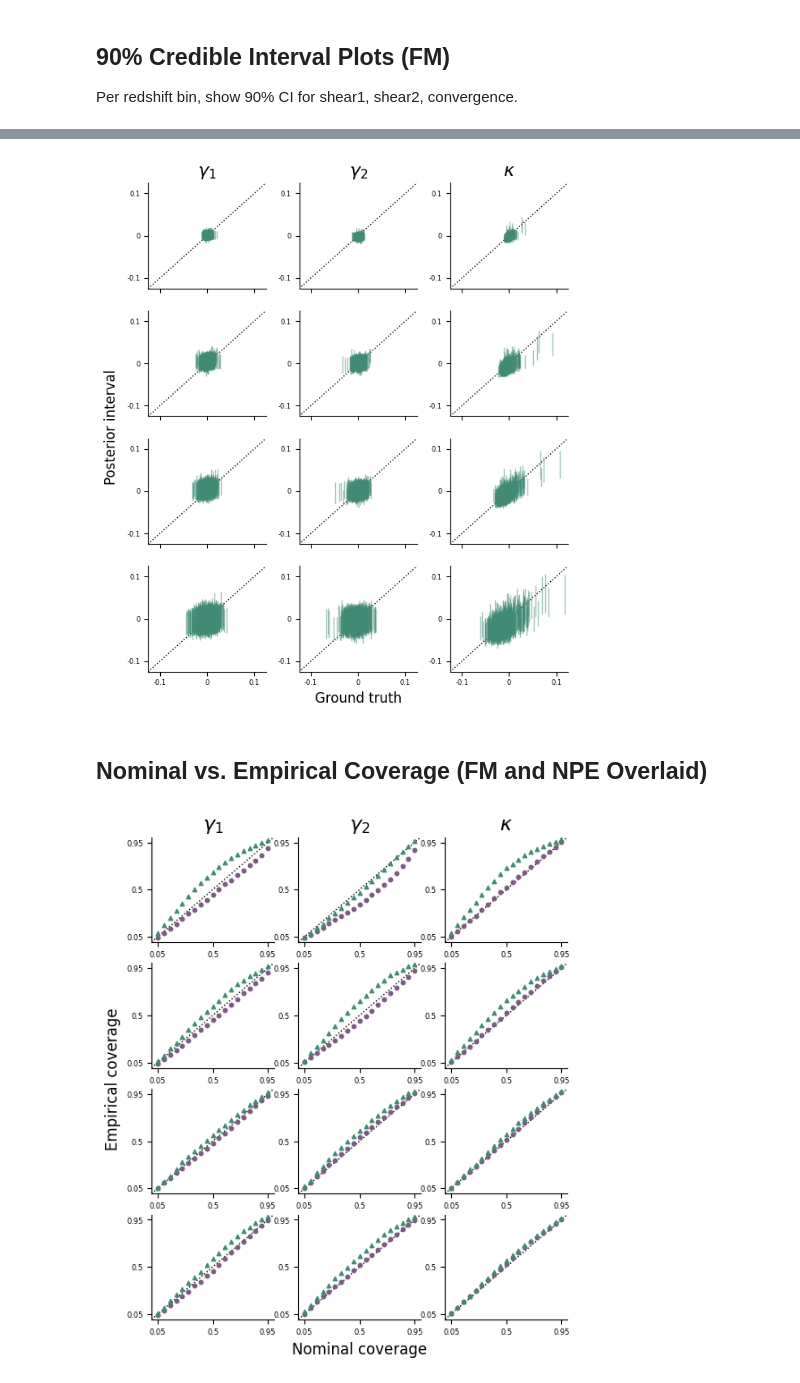
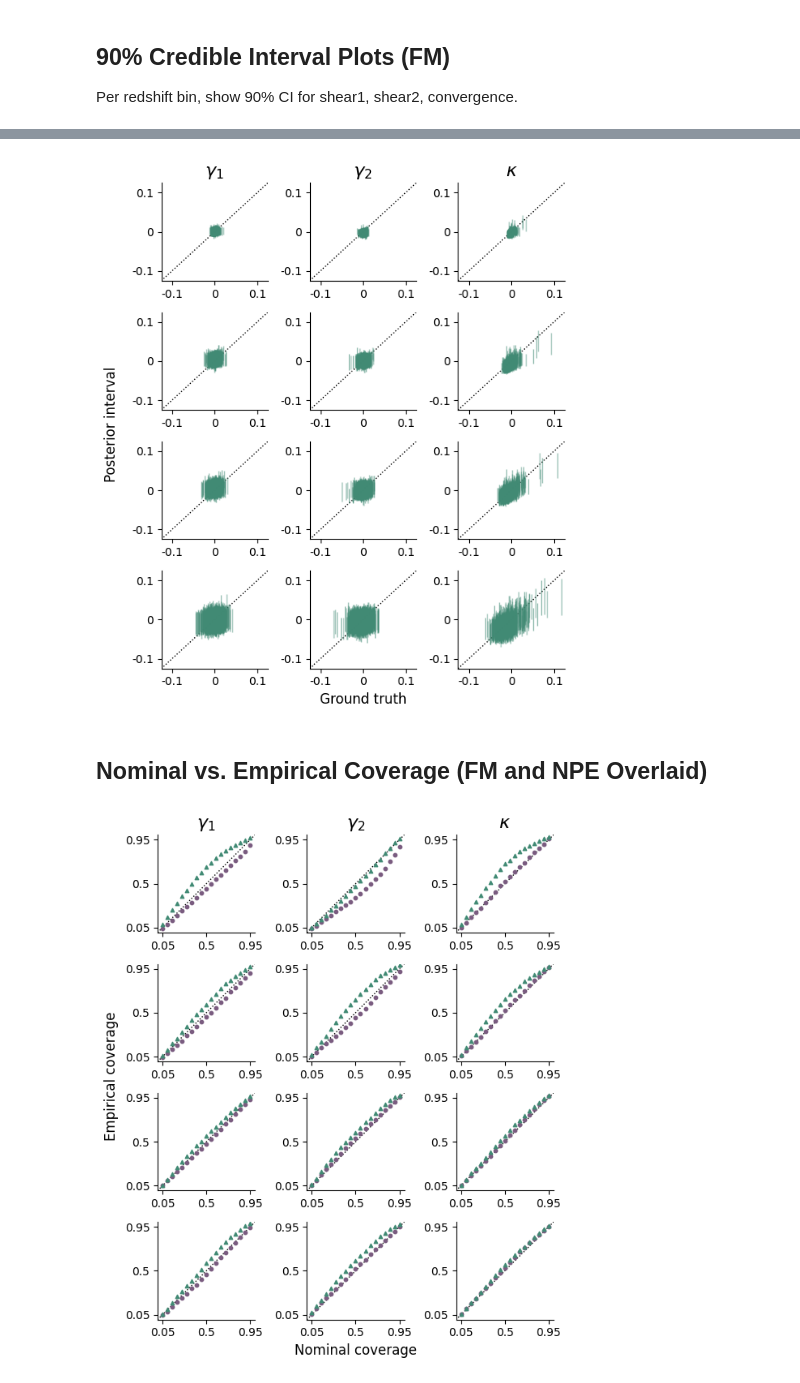
Before and after one commit to prob-ml/blissWL, a Jupyter notebook: images_to_maps/dc2/results/flowmatching.ipynb, the cells around one changed output, grey strips where cells are left out. Drawn from its saved outputs; the diff is of its cells as text; code cells hidden in the pictures.

```diff
--- a/images_to_maps/dc2/results/flowmatching.ipynb
+++ b/images_to_maps/dc2/results/flowmatching.ipynb
@@ -304,13 +304,13 @@ extent = [
 vmin = -0.065
 vmax = 0.065
 fontsize = 12
-ticklabelsize = 10
+ticklabelsize = 12
 interpolation = "none"
 
 torch.manual_seed(42)
 fm_sample_idx = torch.randint(0, num_samples_per_image, [3])
 
-fig, ax = plt.subplots(num_bins, 9, figsize=(16, 7))
+fig, ax = plt.subplots(num_bins, 9, figsize=(18, 7))
 
 for b in range(num_bins):
     # True
@@ -529,7 +529,7 @@ fm_s2_true_flat = rearrange(fm_shear2_true, "n h w r -> n (h w) r")
 fm_k_true_flat = rearrange(fm_convergence_true, "n h w r -> n (h w) r")
 # %%
 ci_fontsize = 12
-ci_ticklabelsize = 6
+ci_ticklabelsize = 10
 ci_color = "#7a5c80"
 ci_alpha = 0.5
 ci_axmin = -0.125
@@ -580,16 +580,12 @@ for b in range(num_bins):
         _ = a.set_yticks([-0.1, 0, 0.1], [-0.1, 0, 0.1])
         _ = a.tick_params(axis="both", which="major", labelsize=ci_ticklabelsize)
 
-    if b < num_bins - 1:
-        for a in ax[b]:
-            _ = a.set_xticklabels([])
-
 _ = ax[0, 0].set_title(r"$\gamma_1$", fontsize=16)
 _ = ax[0, 1].set_title(r"$\gamma_2$", fontsize=16)
 _ = ax[0, 2].set_title(r"$\kappa$", fontsize=16)
 _ = ax[num_bins - 1, 1].set_xlabel("Ground truth", fontsize=ci_fontsize)
 _ = ax[1, 0].set_ylabel("Posterior interval", fontsize=ci_fontsize)
-_ = ax[1, 0].yaxis.set_label_coords(-0.25, -0.1)
+_ = ax[1, 0].yaxis.set_label_coords(-0.4, -0.15)
 
 fig.tight_layout()
 fig.savefig("figures/credibleintervals_fm.png", dpi=600, transparent=True, bbox_inches="tight", pad_inches=0)
@@ -642,28 +638,24 @@ for b in range(num_bins):
         _ = a.set_yticks([-0.1, 0, 0.1], [-0.1, 0, 0.1])
         _ = a.tick_params(axis="both", which="major", labelsize=ci_ticklabelsize)
 
-    if b < num_bins - 1:
-        for a in ax[b]:
-            _ = a.set_xticklabels([])
-
 _ = ax[0, 0].set_title(r"$\gamma_1$", fontsize=16)
 _ = ax[0, 1].set_title(r"$\gamma_2$", fontsize=16)
 _ = ax[0, 2].set_title(r"$\kappa$", fontsize=16)
 _ = ax[num_bins - 1, 1].set_xlabel("Ground truth", fontsize=ci_fontsize)
 _ = ax[1, 0].set_ylabel("Posterior interval", fontsize=ci_fontsize)
-_ = ax[1, 0].yaxis.set_label_coords(-0.25, -0.1)
+_ = ax[1, 0].yaxis.set_label_coords(-0.4, -0.15)
 
 fig.tight_layout()
 fig.savefig("figures/credibleintervals_npe.png", dpi=600, transparent=True, bbox_inches="tight", pad_inches=0)
 # %% [output]
-[figure, old version]
+[figure, new version]
 # %% [markdown]
 ## Nominal vs. Empirical Coverage (FM and NPE Overlaid)
 # %%
 fig, ax = plt.subplots(num_bins, 3, figsize=(6, 7))
 
 cov_fontsize = 12
-cov_ticklabelsize = 6
+cov_ticklabelsize = 10
 fm_marker_color = "#7a5c80"
 npe_marker_color = "#418a74"
 cov_s = 10
@@ -673,32 +665,34 @@ for b in range(num_bins):
     _ = ax[b, 0].axline((0, 0), slope=1, linestyle="dotted", color="black", linewidth=1, zorder=0)
     _ = ax[b, 0].scatter(confidence_levels, fm_s1_coverage[:, b].cpu(), color=fm_marker_color, s=cov_s, zorder=1)
     _ = ax[b, 0].scatter(confidence_levels, npe_s1_coverage[b].cpu(), color=npe_marker_color, s=cov_s, zorder=1, marker="^")
 
     # Shear 2
     _ = ax[b, 1].axline((0, 0), slope=1, linestyle="dotted", color="black", linewidth=1, zorder=0)
     _ = ax[b, 1].scatter(confidence_levels, fm_s2_coverage[:, b].cpu(), color=fm_marker_color, s=cov_s, zorder=1)
     _ = ax[b, 1].scatter(confidence_levels, npe_s2_coverage[b].cpu(), color=npe_marker_color, s=cov_s, zorder=1, marker="^")
 
     # Convergence
     _ = ax[b, 2].axline((0, 0), slope=1, linestyle="dotted", color="black", linewidth=1, zorder=0)
     _ = ax[b, 2].scatter(confidence_levels, fm_k_coverage[:, b].cpu(), color=fm_marker_color, s=cov_s, zorder=1)
     _ = ax[b, 2].scatter(confidence_levels, npe_k_coverage[b].cpu(), color=npe_marker_color, s=cov_s, zorder=1, marker="^")
 
 _ = ax[0, 0].set_title(r"$\gamma_1$", fontsize=16)
 _ = ax[0, 1].set_title(r"$\gamma_2$", fontsize=16)
 _ = ax[0, 2].set_title(r"$\kappa$", fontsize=16)
 _ = ax[num_bins - 1, 1].set_xlabel("Nominal coverage", fontsize=cov_fontsize)
 _ = ax[1, 0].set_ylabel("Empirical coverage", fontsize=cov_fontsize)
-_ = ax[1, 0].yaxis.set_label_coords(-0.25, -0.1)
+_ = ax[1, 0].yaxis.set_label_coords(-0.4, -0.15)
 
 for a in ax.flat:
     _ = a.spines[["top", "right"]].set_visible(False)
     _ = a.set_xlim(0, 1)
     _ = a.set_ylim(0, 1)
     _ = a.set_xticks([0.05, 0.5, 0.95], [0.05, 0.5, 0.95])
     _ = a.set_yticks([0.05, 0.5, 0.95], [0.05, 0.5, 0.95])
     _ = a.tick_params(axis="both", which="major", labelsize=cov_ticklabelsize)
 
+fig.tight_layout()
+
 fig.savefig("figures/coverageprobs_fm_npe.png", dpi=600, transparent=True, bbox_inches="tight", pad_inches=0)
 # %% [output]
-[figure, old version]
+[figure, new version]
```
Also changed, not shown: parts of 2 cells of this notebook.
